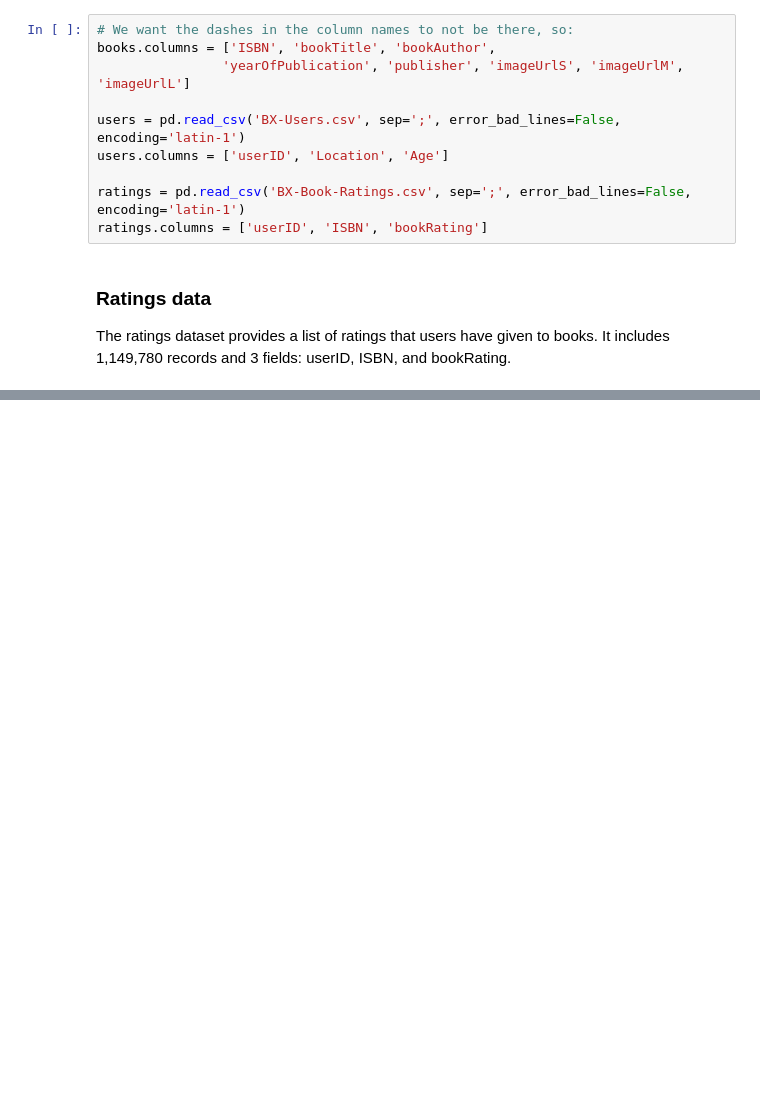
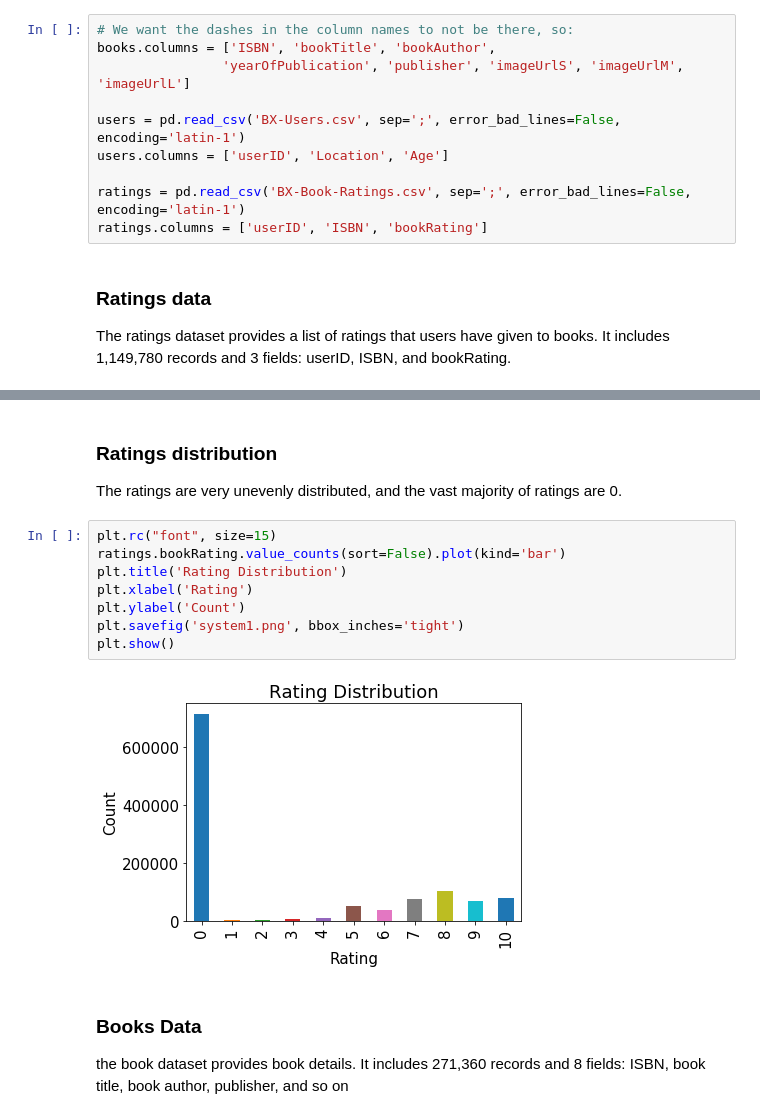
Before and after one commit to Captmoonshot/datascience, a Jupyter notebook: Book Recommender System Part 1.ipynb, the cells around one changed output, grey strips where cells are left out. Drawn from its saved outputs; the diff is of its cells as text; blank space fills up the shorter version.

```diff
--- a/Book Recommender System Part 1.ipynb
+++ b/Book Recommender System Part 1.ipynb
@@ -95,0 +109,18 @@ print
+# %% [markdown]
+### Ratings distribution
+
+The ratings are very unevenly distributed, and the vast majority of ratings are 0.
+# %%
+plt.rc("font", size=15)
+ratings.bookRating.value_counts(sort=False).plot(kind='bar')
+plt.title('Rating Distribution')
+plt.xlabel('Rating')
+plt.ylabel('Count')
+plt.savefig('system1.png', bbox_inches='tight')
+plt.show()
+# %% [output]
+[figure, added]
+# %% [markdown]
+### Books Data
+
+the book dataset provides book details.  It includes 271,360 records and 8 fields: ISBN, book title, book author, publisher, and so on
```
Also changed, not shown: parts of 29 cells of this notebook, 5 other files.
